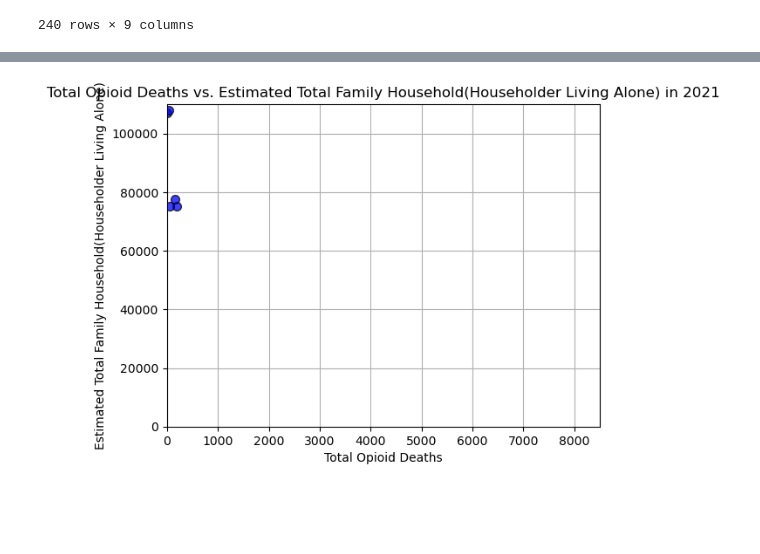
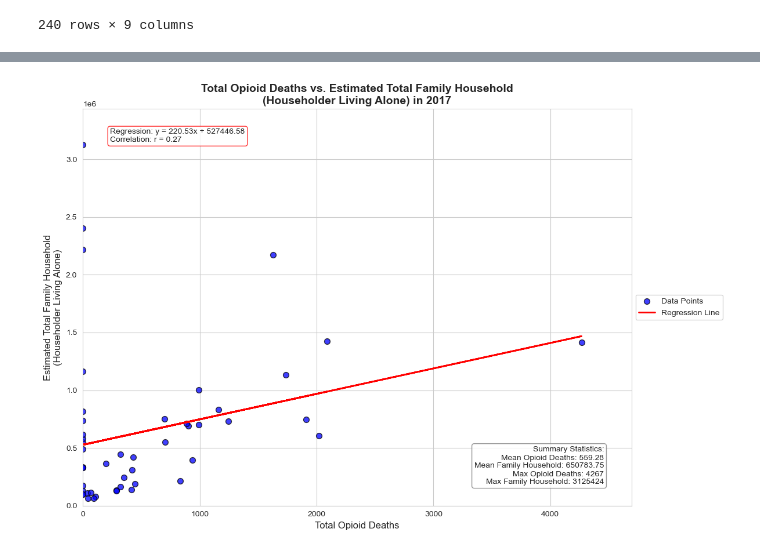
Before and after one commit to kikichan1/Project-1, a Jupyter notebook: Family_Size_Notebook.ipynb, the cells around one changed output, grey strips where cells are left out. Saved outputs shown, nothing was run; the diff lists cells and outputs as text; code cells hidden in the pictures; blank space fills up the shorter version.

```diff
--- a/Family_Size_Notebook.ipynb
+++ b/Family_Size_Notebook.ipynb
@@ -404,42 +525,72 @@ plt.show()
 # %%
 import matplotlib.pyplot as plt
-from scipy.stats import linregress
+from scipy.stats import linregress, pearsonr
 import pandas as pd
+import seaborn as sns
 
+# Ensure data types and handle missing values
 merged_opioid_family_size["Total Opioid Deaths"] = pd.to_numeric(merged_opioid_family_size["Total Opioid Deaths"], errors='coerce')
 merged_opioid_family_size["Estimated Total Family Household(Householder Living Alone)"] = pd.to_numeric(merged_opioid_family_size["Estimated Total Family Household(Householder Living Alone)"], errors='coerce')
-merged_opioid_family_size = merged_opioid_family_size.dropna(subset=["Total Opioid Deaths", "Estimated Total Family Household(Householder Living Alone)"])
+merged_opioid_family_size = merged_opioid_family_size.dropna(subset=["Total Opioid Deaths", "Estimated Total Family Household(Householder Living Alone)", "Year"])
 
-merged_opioid_family_size_2021 = merged_opioid_family_size[merged_opioid_family_size["Year"] == 2021]
+def create_scatter_plot(year_data, year):
+    x_values = year_data["Total Opioid Deaths"]
+    y_values = year_data["Estimated Total Family Household(Householder Living Alone)"]
 
-x_values = merged_opioid_family_size_2021["Total Opioid Deaths"]
-y_values = merged_opioid_family_size_2021["Estimated Total Family Household(Householder Living Alone)"]
+    fig, ax = plt.subplots(figsize=(12, 8))
+    sns.set_style("whitegrid")
 
-plt.scatter(x_values, y_values,
-            marker="o",
-            facecolors="blue",
-            edgecolors="black",
-            s=50,
-            alpha=0.75)
+    # Create scatter plot
+    scatter = ax.scatter(x_values, y_values, marker="o", facecolors="blue", edgecolors="black", s=50, alpha=0.75, label="Data Points")
 
-slope, intercept, rvalue, pvalue, stderr = linregress(x_values, y_values)
-regress_values = slope * x_values + intercept
-line_eq = f"y = {slope:.2f}x + {intercept:.2f}"
+    # Calculate regression line
+    slope, intercept, rvalue, pvalue, stderr = linregress(x_values, y_values)
+    regress_values = slope * x_values + intercept
+    line_eq = f"y = {slope:.2f}x + {intercept:.2f}"
 
-plt.plot(x_values, regress_values, "r-", label=f"Fit: {line_eq}")
+    # Plot regression line
+    ax.plot(x_values, regress_values, "r-", linewidth=2, label="Regression Line")
 
-plt.annotate(line_eq,
-             (x_values.min(), y_values.max() * 0.9),
-             fontsize=15,
-             color="red")
+    # Calculate correlation coefficient
+    corr_coef, _ = pearsonr(x_values, y_values)
 
-plt.ylim(0, 110000)
-plt.xlim(0, 8500)
-plt.xlabel("Total Opioid Deaths")
-plt.ylabel("Estimated Total Family Household(Householder Living Alone)")
-plt.title("Total Opioid Deaths vs. Estimated Total Family Household(Householder Living Alone) in 2021")
-plt.grid(True)
+    # Set axis limits and labels
+    ax.set_ylim(0, y_values.max() * 1.1)
+    ax.set_xlim(0, x_values.max() * 1.1)
+    ax.set_xlabel("Total Opioid Deaths", fontsize=12)
+    ax.set_ylabel("Estimated Total Family Household\n(Householder Living Alone)", fontsize=12)
+    ax.set_title(f"Total Opioid Deaths vs. Estimated Total Family Household\n(Householder Living Alone) in {year}", fontsize=14, fontweight='bold')
 
-plt.show()
+    # Add text box with regression equation and correlation coefficient
+    stats_text = f"Regression: {line_eq}\nCorrelation: r = {corr_coef:.2f}"
+    ax.text(0.05, 0.95, stats_text, transform=ax.transAxes, fontsize=10, verticalalignment='top',
+            bbox=dict(boxstyle="round,pad=0.3", fc="white", ec="red", alpha=0.8))
+
+    # Add text box with summary statistics
+    summary_stats = f"Summary Statistics:\n" \
+                    f"Mean Opioid Deaths: {x_values.mean():.2f}\n" \
+                    f"Mean Family Household: {y_values.mean():.2f}\n" \
+                    f"Max Opioid Deaths: {x_values.max():.0f}\n" \
+                    f"Max Family Household: {y_values.max():.0f}"
+    ax.text(0.95, 0.05, summary_stats, horizontalalignment='right', verticalalignment='bottom',
+            transform=ax.transAxes, fontsize=10, bbox=dict(boxstyle="round,pad=0.3", fc="white", ec="gray", alpha=0.8))
+
+    # Improve legend and position it outside the plot
+    ax.legend(loc='center left', bbox_to_anchor=(1, 0.5), fontsize=10)
+
+    plt.tight_layout()
+    return fig
+
+# Create plots for each year
+years = [2017, 2018, 2019, 2021, 2022]
+for year in years:
+    year_data = merged_opioid_family_size[merged_opioid_family_size["Year"] == year]
+    fig = create_scatter_plot(year_data, year)
+    plt.show()
+
+    # Print detailed summary statistics
+    print(f"\nDetailed Summary Statistics for {year}:")
+    print(year_data[["Total Opioid Deaths", "Estimated Total Family Household(Householder Living Alone)"]].describe())
+    print("\n" + "="*50 + "\n")
 # %% [output]
-[figure, old version]
+[figure, new version]
```
Also changed, not shown: parts of 8 cells of this notebook, 1 other file.
